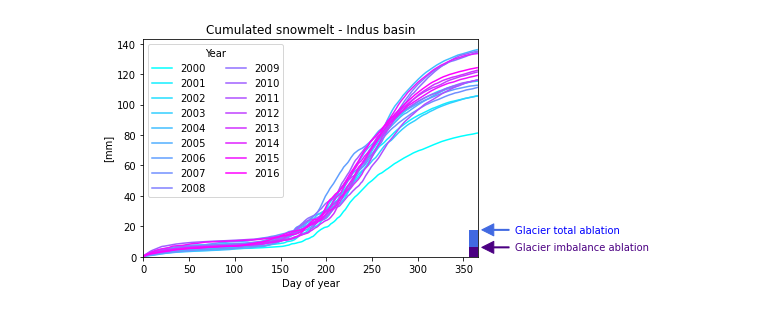
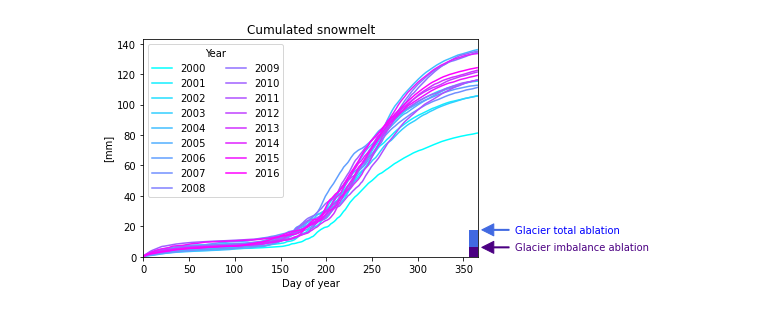
Before and after one commit to sgascoin/HMA-Snow-Reanalysis-scripts, a Jupyter notebook: hmasr-plot.ipynb, the cells around one changed output. Drawn from its saved outputs; the diff is of its cells as text; code cells hidden in the pictures.

```diff
--- a/hmasr-plot.ipynb
+++ b/hmasr-plot.ipynb
@@ -4 +11,11 @@ import matplotlib.patches as patches
+# %%
+# Fill the above dictionnaries to repeat the analysis with BRAHMAPUTRA GANGES
+BV='INDUS'
+# %%
+# Convert to mm
+BasinArea = BasinArea_BV[BV]
+TotAbl = TotAbl_BV[BV]
+ImAbl = ImAbl_BV[BV]
+TotAbl_mm = 1e6*TotAbl/BasinArea
+TotAblUnc_mm = 1e6*TotAblUnc_BV[BV]/BasinArea
 # %%
@@ -9,36 +27,28 @@ def readTable(f):
     df.columns.name = 'Year'
     return df
 # %%
-snowmelt_mm = readTable('tables/HMA_SR_D_v01_MMCUM_SNOWMELT_INDUS.csv')
-snowmelt_m3 = readTable('tables/HMA_SR_D_v01_DAYM3_SNOWMELT_INDUS.csv')
-sublim_mm = readTable('tables/HMA_SR_D_v01_MMCUM_SUBLIM_INDUS.csv')
-sublim_m3 = readTable('tables/HMA_SR_D_v01_DAYM3_SUBLIM_INDUS.csv')
+# Load data
+snowmelt_mm = readTable('tables/HMA_SR_D_v01_MMCUM_SNOWMELT_'+BV+'.csv')
+snowmelt_m3 = readTable('tables/HMA_SR_D_v01_DAYM3_SNOWMELT_'+BV+'.csv')
+sublim_mm = readTable('tables/HMA_SR_D_v01_MMCUM_SUBLIM_'+BV+'.csv')
+sublim_m3 = readTable('tables/HMA_SR_D_v01_DAYM3_SUBLIM_'+BV+'.csv')
-# %%
-# Indus basin area in sq km
-BasinArea = 865012
-# Glacier ablation over 2000-2016 (inc. sublimation) (Miles et al. 2021, Supp. Tab. 4)
-TotAbl = 17.7 # Gt/a
-ImAbl = 6.2 # Gt/a
-TotAblUnc = 3.64 # Gt/a
-# Convert to mm
-TotAbl_mm = 1e6*TotAbl/BasinArea
-TotAblUnc_mm = 1e6*TotAblUnc/BasinArea
 # %%
+# Plot cumulated snowmelt, compare to glacier ablation
 t0,tf = 0,366
 ax = snowmelt_mm.plot(colormap='cool')
 ax.annotate('Glacier total ablation', xy=(tf, TotAbl),
             verticalalignment='center', xytext=(tf+40, TotAbl),
             arrowprops=dict(color='royalblue', shrink=0.1, width=1),
            **{'color':'blue'})
 ax.annotate('Glacier imbalance ablation', xy=(tf, ImAbl),
             verticalalignment='center', xytext=(tf+40, ImAbl),
             arrowprops=dict(color='indigo', shrink=0.1, width=1),
            **{'color':'indigo'})
-ax.set(ylabel='[mm]', title='Cumulated snowmelt - Indus basin')
+ax.set(ylabel='[mm]', title='Cumulated snowmelt')
 ax.set_xlim(left=t0, right=tf)
 ax.set_ylim(bottom=0)
 ax.legend(loc='upper left',ncol=2, title='Year')
 ax.add_patch(patches.Rectangle((tf-10, 0), tf, TotAbl, facecolor = 'royalblue'))
 ax.add_patch(patches.Rectangle((tf-10, 0), tf, ImAbl, facecolor = 'indigo'));
 # %% [output]
-[figure, old version]
+[figure, new version]
```
Also changed, not shown: parts of 9 cells of this notebook.
